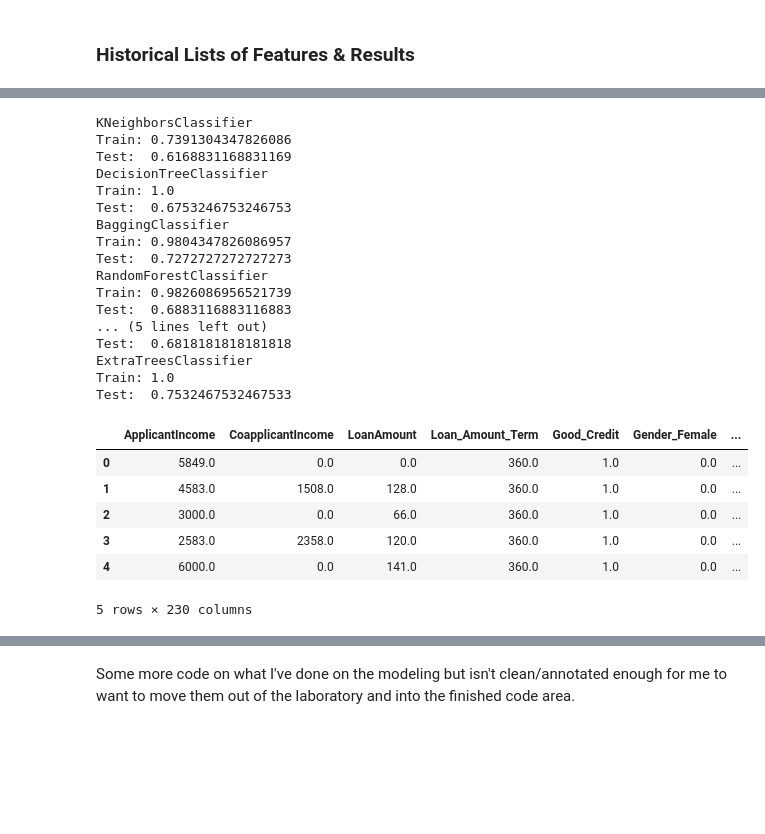
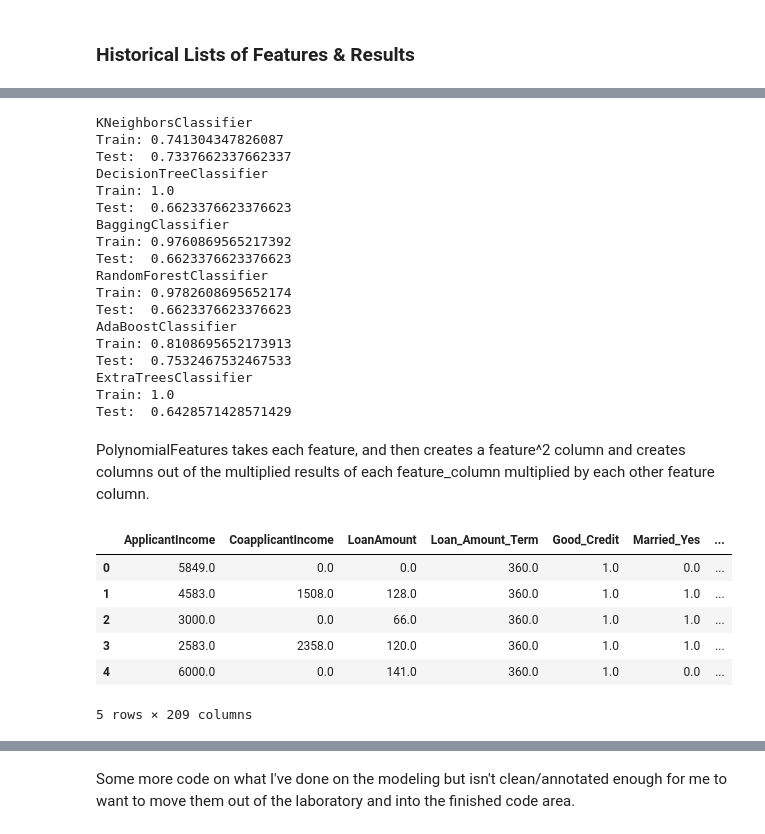
Before and after one commit to TerraJRiley/Loan_Prediction, a Jupyter notebook: Loan_Predictor.ipynb, the cells around one changed output, grey strips where cells are left out. Drawn from its saved outputs; the diff is of its cells as text; code cells hidden in the pictures; blank space fills up the shorter version.

```diff
--- a/Loan_Predictor.ipynb
+++ b/Loan_Predictor.ipynb
@@ -140,15 +141,14 @@ train_df.rename({'Loan_Status_Y'     : "Target",
                  }, axis = 1, inplace = True)
 # %%
 # Feature Engineering row for the percentage of monthly income the applicant would spend to pay off the loan
-df = train_df # For shortening the next two rows
 
-train_df['Payment_Percent'] = ((df['LoanAmount']*1000)/df['Loan_Amount_Term'])/df['ApplicantIncome']
-train_df['Payment_Per_Month'] = ((df['LoanAmount']*1000)/df['Loan_Amount_Term']).round()
+df['Payment_Percent'] = ((df['LoanAmount']*1000)/df['Loan_Amount_Term'])/df['ApplicantIncome']
+df['Payment_Per_Month'] = ((df['LoanAmount']*1000)/df['Loan_Amount_Term']).round()
 # %%
 # Turning Floats into Ints for easier reading
-train_df['CoapplicantIncome'] = train_df['CoapplicantIncome'].astype(int)#, copy = False)
-train_df['Loan_Amount_Term'] = train_df['Loan_Amount_Term'].astype(int)
-train_df['Payment_Per_Month'] = train_df['Payment_Per_Month'].astype(int)
+df['CoapplicantIncome'] = df['CoapplicantIncome'].astype(int)#, copy = False)
+df['Loan_Amount_Term']  = df['Loan_Amount_Term'].astype(int)
+df['Payment_Per_Month'] = df['Payment_Per_Month'].astype(int)
 # %% [markdown]
 ## Exploritory Data Analysis
 # %%
@@ -169,10 +169,10 @@ def percent_in_target(df, feature, target):
     print("Percent of",str(feature), 'in', str(target), ':', int(len(df[mask]) / len(df[total])*100),"%")
 # %%
 # Seeing how many applicants are above X amount of payment percentage per month
-percent = 1.00
+percent = 0.50
 
 count = 0
-for i in train_df['Payment_Percent']:
+for i in df['Payment_Percent']:
     if i > percent:
         print(i)
         count += 1
@@ -194,9 +202,9 @@ Grid.map(plt.hist,'ApplicantIncome', bins = 25, range = (0,40000));
 # %%
-dummies = ['Good_Credit', 'Gender_Female', 'Married_Yes',
+dummies = ['Good_Credit', 'Married_Yes',
        'Dependents_1', 'Dependents_2', 'Dependents_3+', 'Graduate',
        'Self_Employed', 'Property_Rural', 'Property_Semiurban',
        'Property_Urban', 'Coapplicant_True', 'Indefinite_Term']
 for i in dummies:
-    percent_in_target(train_df, i, 'Target')
+    percent_in_target(df, i, 'Target')
 # %% [output]
 Percent of Good_Credit in Target : 79 %
@@ -313,63 +324,58 @@ Test:  0.7532467532467533
 # %%
-# In an effort to throw everything at the wall despite knowing that
-# many of the following methods are I'll suited to this situation,
-# I have added the following incase my Classifier is the thing that
-# is not complex enough.
 print('KNeighborsClassifier')
-test_model(train_df, KNeighborsClassifier(), features)
+test_model(df, KNeighborsClassifier(), features)
 print('DecisionTreeClassifier')
-test_model(train_df, DecisionTreeClassifier(), features)
+test_model(df, DecisionTreeClassifier(), features)
 print('BaggingClassifier')
-test_model(train_df, BaggingClassifier(), features)
+test_model(df, BaggingClassifier(), features)
 print('RandomForestClassifier')
-test_model(train_df, RandomForestClassifier(), features)
+test_model(df, RandomForestClassifier(), features)
 print('AdaBoostClassifier')
-test_model(train_df, AdaBoostClassifier(), features)
-print('SVC')
-test_model(train_df, SVC(), features)
+test_model(df, AdaBoostClassifier(), features)
 print('ExtraTreesClassifier')
-test_model(train_df, ExtraTreesClassifier(), features)
+test_model(df, ExtraTreesClassifier(), features)
 
-# These results were roughly what I'd expect
+# These results were roughly what I expected
 # Let's do some real feature engineering.
 # %% [output]
 KNeighborsClassifier
-Train: 0.7391304347826086
-Test:  0.6168831168831169
+Train: 0.741304347826087
+Test:  0.7337662337662337
 DecisionTreeClassifier
 Train: 1.0
-Test:  0.6753246753246753
+Test:  0.6623376623376623
 BaggingClassifier
-Train: 0.9804347826086957
-Test:  0.7272727272727273
+Train: 0.9760869565217392
+Test:  0.6623376623376623
 RandomForestClassifier
-Train: 0.9826086956521739
-Test:  0.6883116883116883
-... (5 lines left out)
-Test:  0.6818181818181818
+Train: 0.9782608695652174
+Test:  0.6623376623376623
+AdaBoostClassifier
+Train: 0.8108695652173913
+Test:  0.7532467532467533
 ExtraTreesClassifier
 Train: 1.0
-Test:  0.7532467532467533
+Test:  0.6428571428571429
+# %% [markdown]
+PolynomialFeatures takes each feature, and then creates a feature^2 column and creates columns out of the multiplied results of each feature_column multiplied by each other feature column.
 # %%
-# PolynomialFeatures takes each feature, and
-# then creates a feature^2 column and creates columns out of the multiplied
-# results of each feature_column multiplied by each other feature column.
+
 poly = PolynomialFeatures(include_bias=False)                   # Init Poly Features
-features = [i for i in train_df.columns if i != 'Target']       # Define Features
-X = train_df[features]                                          # Define X
+features = [i for i in df.columns if i != 'Target']       # Define Features
+X = df[features]                                          # Define X
 X_poly = poly.fit_transform(X)                                  # Fit & Transform X
 X_poly = pd.DataFrame(X_poly,
                     columns=poly.get_feature_names(features))   # Create a df to keep it easily understandable
 
 X_poly.head()
 # %% [output]
-|  | ApplicantIncome | CoapplicantIncome | LoanAmount | Loan_Amount_Term | Good_Credit | Gender_Female | ... |
+|  | ApplicantIncome | CoapplicantIncome | LoanAmount | Loan_Amount_Term | Good_Credit | Married_Yes | ... |
 | 0 | 5849.0 | 0.0 | 0.0 | 360.0 | 1.0 | 0.0 | ... |
-| 1 | 4583.0 | 1508.0 | 128.0 | 360.0 | 1.0 | 0.0 | ... |
-| 2 | 3000.0 | 0.0 | 66.0 | 360.0 | 1.0 | 0.0 | ... |
-| 3 | 2583.0 | 2358.0 | 120.0 | 360.0 | 1.0 | 0.0 | ... |
+| 1 | 4583.0 | 1508.0 | 128.0 | 360.0 | 1.0 | 1.0 | ... |
+| 2 | 3000.0 | 0.0 | 66.0 | 360.0 | 1.0 | 1.0 | ... |
+| 3 | 2583.0 | 2358.0 | 120.0 | 360.0 | 1.0 | 1.0 | ... |
 | 4 | 6000.0 | 0.0 | 141.0 | 360.0 | 1.0 | 0.0 | ... |
-5 rows × 230 columns
+5 rows × 209 columns
 # %%
 model    = LogisticRegression()
 y        = df['Target']
```
Also changed, not shown: parts of 43 cells of this notebook.
